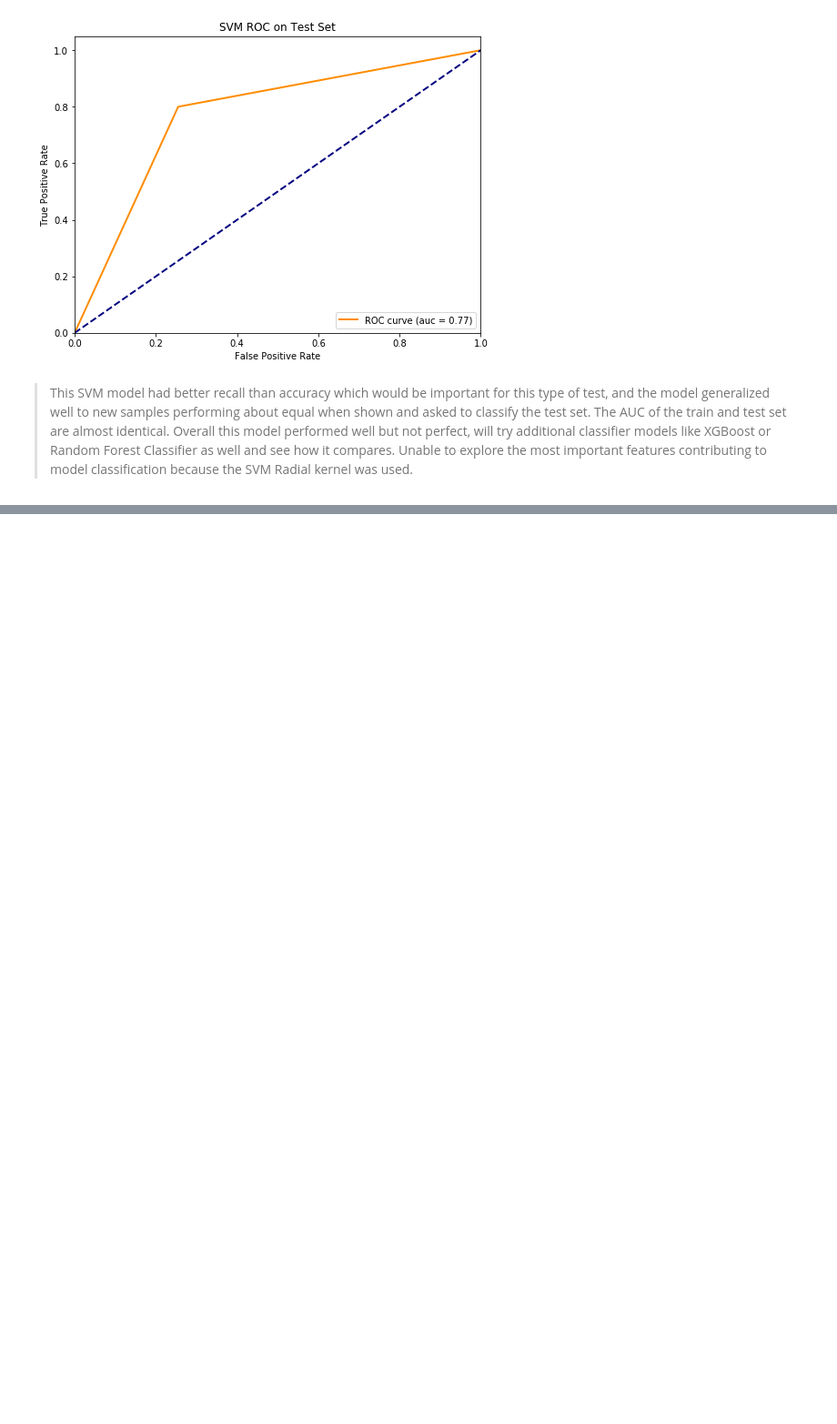
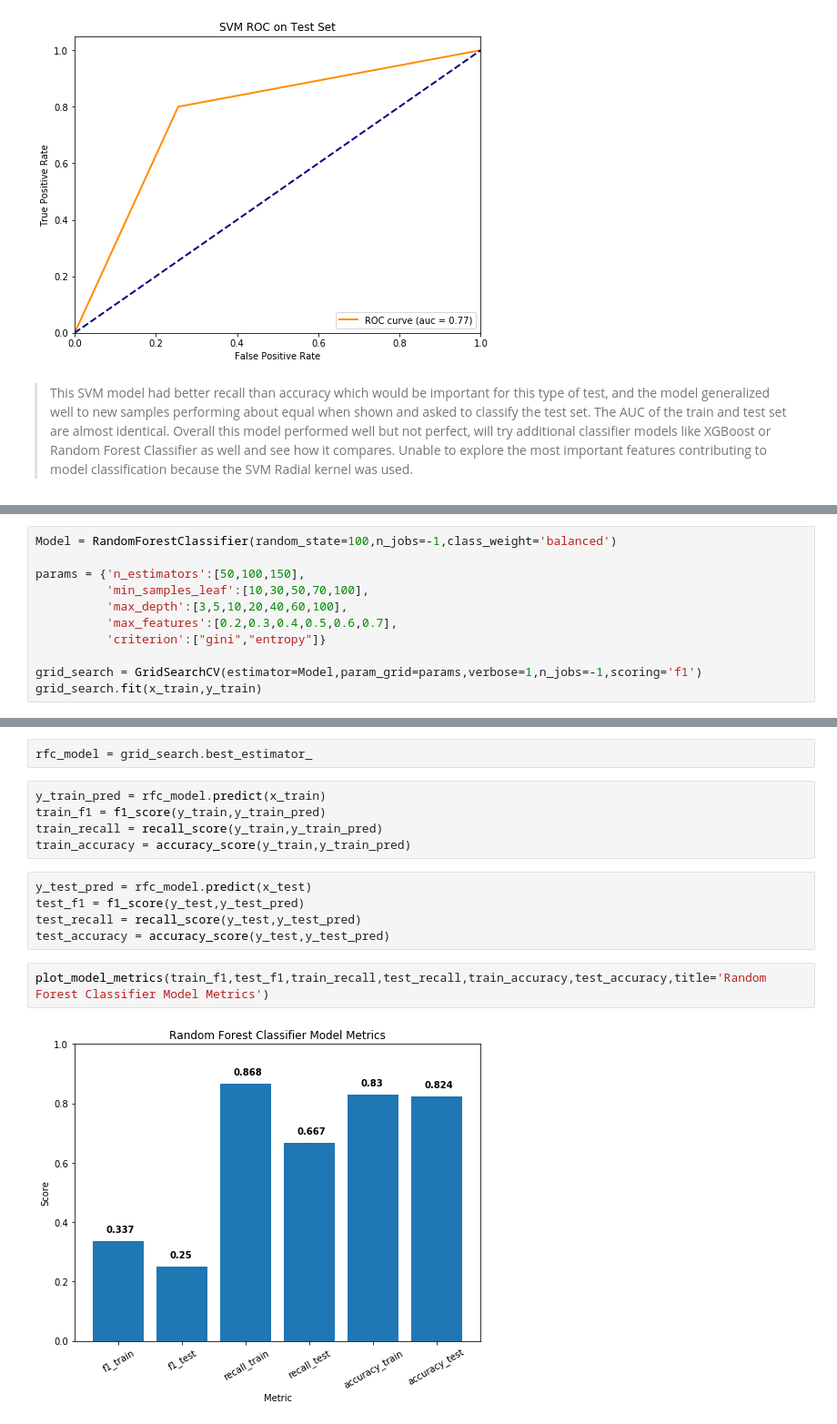
Before and after one commit to agaujean9/Stroke-Classification-Project, a Jupyter notebook: Stroke_Classification.ipynb, the cells around one changed output, grey strips where cells are left out. Shown: that part at 91% size. Cells and saved outputs as stored; diff of their text form; blank space fills up the shorter version.

Commit message:
Add files via upload
Additional model runs added

```diff
--- a/Stroke_Classification.ipynb
+++ b/Stroke_Classification.ipynb
@@ -315,0 +328,11 @@ plot_roc_auc(fpr_test,tpr_test,auc,title='SVM ROC on Test Set')
+# %%
+Model = RandomForestClassifier(random_state=100,n_jobs=-1,class_weight='balanced')
+
+params = {'n_estimators':[50,100,150],
+          'min_samples_leaf':[10,30,50,70,100],
+          'max_depth':[3,5,10,20,40,60,100],
+          'max_features':[0.2,0.3,0.4,0.5,0.6,0.7],
+          'criterion':["gini","entropy"]}
+
+grid_search = GridSearchCV(estimator=Model,param_grid=params,verbose=1,n_jobs=-1,scoring='f1')
+grid_search.fit(x_train,y_train)
@@ -315,0 +363,16 @@ plot_roc_auc(fpr_test,tpr_test,auc,title='SVM ROC on Test Set')
+# %%
+rfc_model = grid_search.best_estimator_
+# %%
+y_train_pred = rfc_model.predict(x_train)
+train_f1 = f1_score(y_train,y_train_pred)
+train_recall = recall_score(y_train,y_train_pred)
+train_accuracy = accuracy_score(y_train,y_train_pred)
+# %%
+y_test_pred = rfc_model.predict(x_test)
+test_f1 = f1_score(y_test,y_test_pred)
+test_recall = recall_score(y_test,y_test_pred)
+test_accuracy = accuracy_score(y_test,y_test_pred)
+# %%
+plot_model_metrics(train_f1,test_f1,train_recall,test_recall,train_accuracy,test_accuracy,title='Random Forest Classifier Model Metrics')
+# %% [output]
+[figure, added]
```
Also changed, not shown: parts of 16 cells of this notebook.
